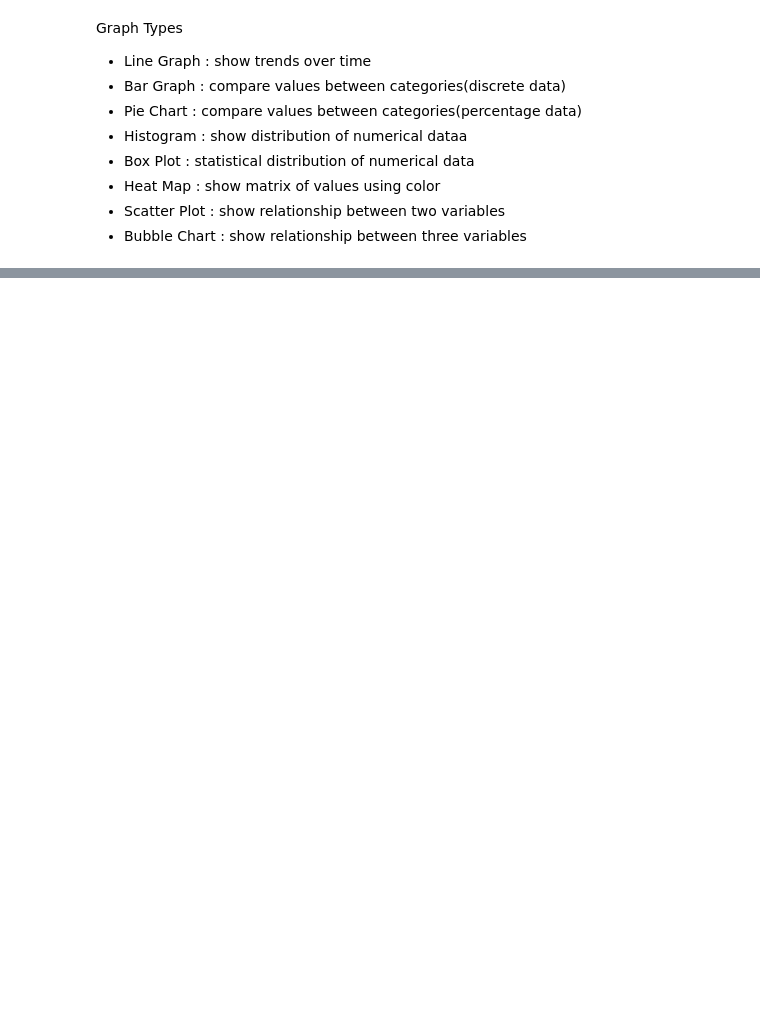
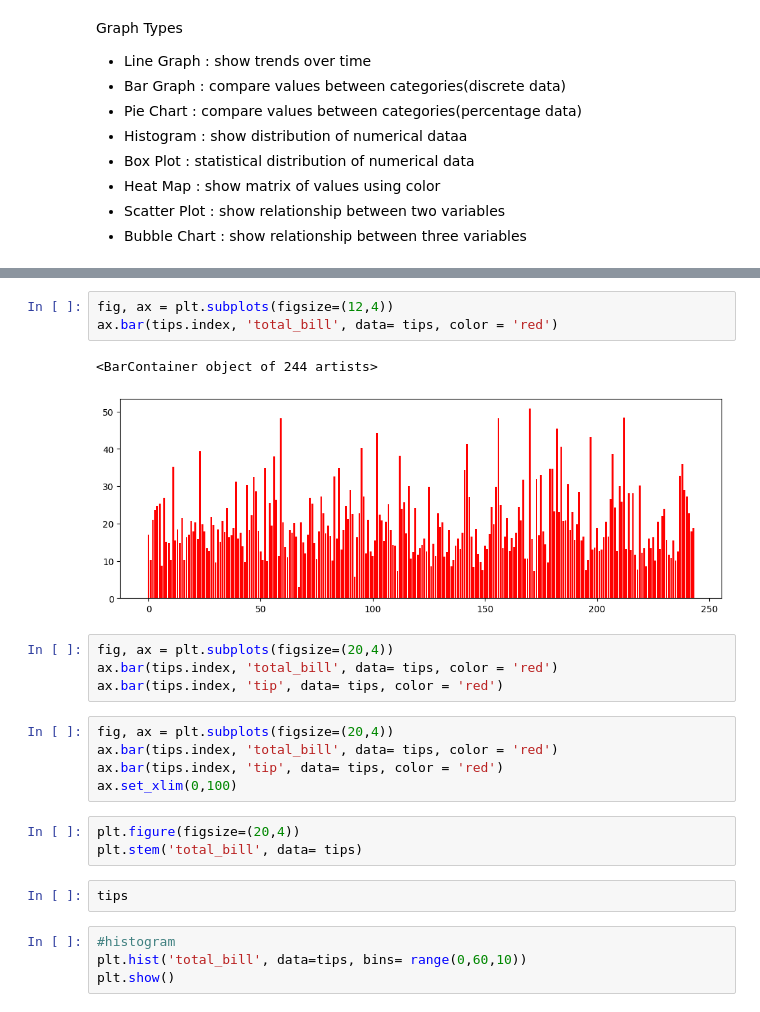
Before and after one commit to imshubh02/Data-Science, a Jupyter notebook: data analysis/visualization.ipynb, the cells around one changed output, grey strips where cells are left out. Saved outputs shown, nothing was run; the diff lists cells and outputs as text; blank space fills up the shorter version.

```diff
--- a/data analysis/visualization.ipynb
+++ b/data analysis/visualization.ipynb
@@ -164,0 +154,24 @@ NameError: name 'tips' is not defined
+# %%
+fig, ax = plt.subplots(figsize=(12,4))
+ax.bar(tips.index, 'total_bill', data= tips, color = 'red')
+# %% [output]
+<BarContainer object of 244 artists>
+[figure, added]
+# %%
+fig, ax = plt.subplots(figsize=(20,4))
+ax.bar(tips.index, 'total_bill', data= tips, color = 'red')
+ax.bar(tips.index, 'tip', data= tips, color = 'red')
+# %%
+fig, ax = plt.subplots(figsize=(20,4))
+ax.bar(tips.index, 'total_bill', data= tips, color = 'red')
+ax.bar(tips.index, 'tip', data= tips, color = 'red')
+ax.set_xlim(0,100)
+# %%
+plt.figure(figsize=(20,4))
+plt.stem('total_bill', data= tips)
+# %%
+tips
+# %%
+#histogram
+plt.hist('total_bill', data=tips, bins= range(0,60,10))
+plt.show()
```
Also changed, not shown: parts of 26 cells of this notebook, 4 other files.
